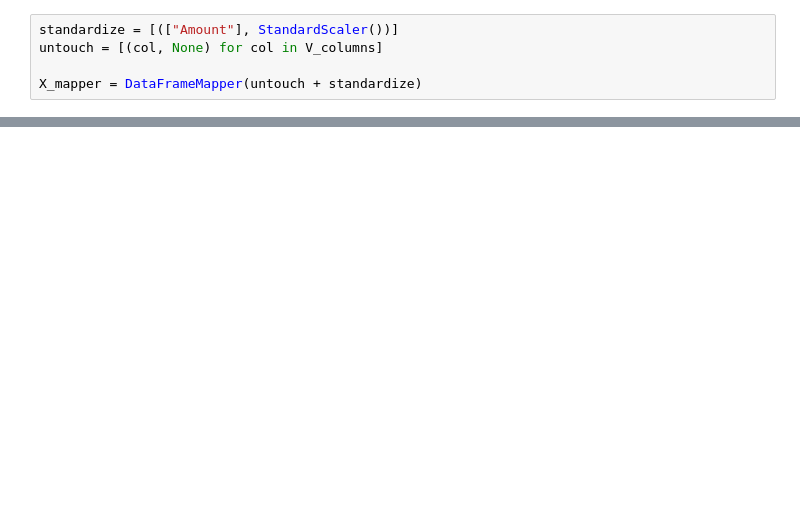
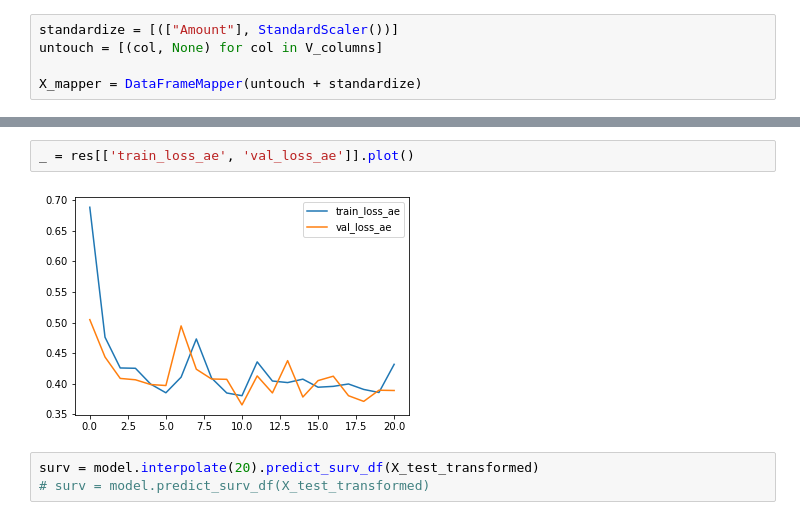
Before and after one commit to munchmuch/ds-blog, a Jupyter notebook: _notebooks/2021-10-24-Survival-analysis-VAE.ipynb, the cells around one changed output, grey strips where cells are left out. Drawn from its saved outputs; the diff is of its cells as text; blank space fills up the shorter version.

```diff
--- a/_notebooks/2021-10-24-Survival-analysis-VAE.ipynb
+++ b/_notebooks/2021-10-24-Survival-analysis-VAE.ipynb
@@ -62,0 +246,7 @@ X_test = X_mapper.transform(X_test).astype('float32')
+# %%
+_ = res[['train_loss_ae', 'val_loss_ae']].plot()
+# %% [output]
+[figure, added]
+# %%
+surv = model.interpolate(20).predict_surv_df(X_test_transformed)
+# surv = model.predict_surv_df(X_test_transformed)
```
Also changed, not shown: parts of 31 cells of this notebook.
